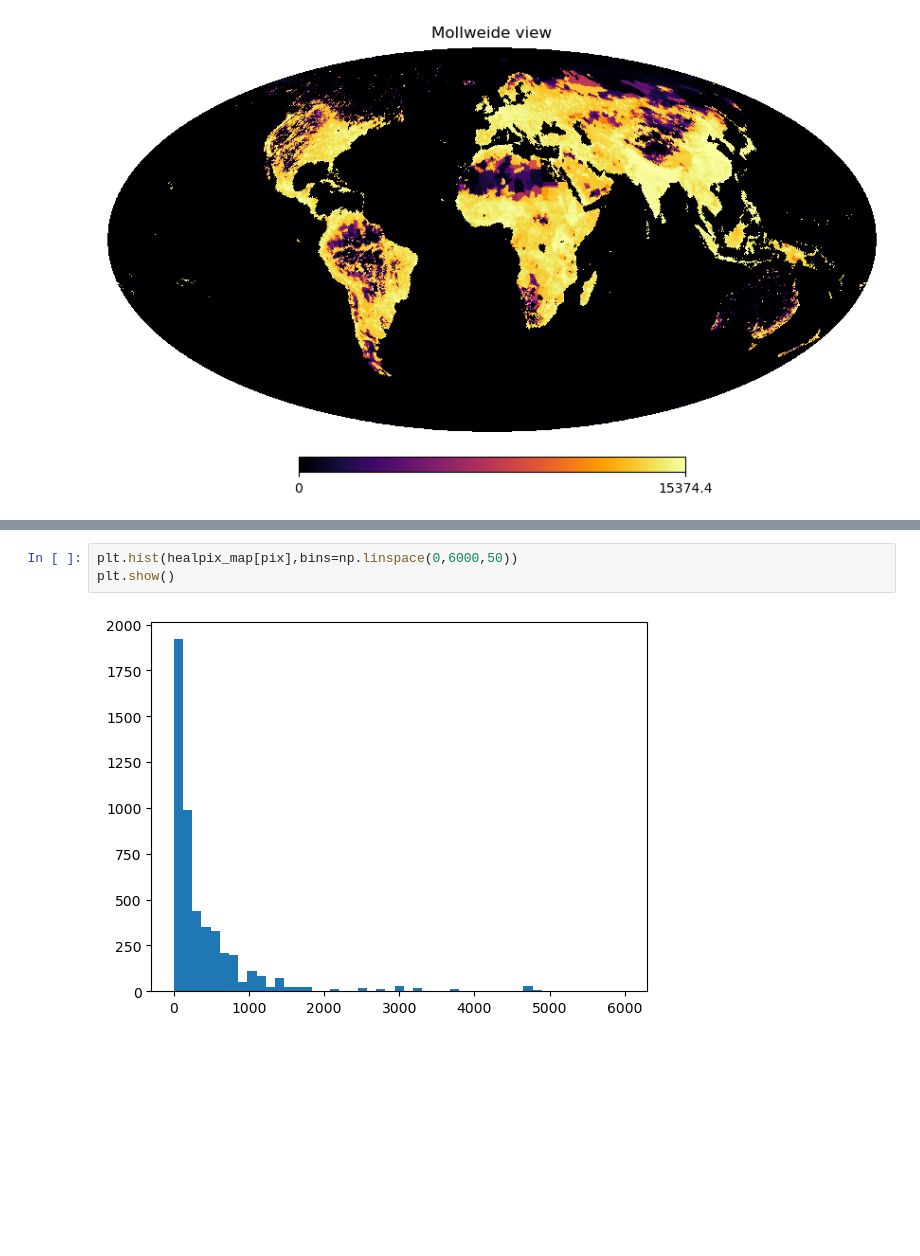
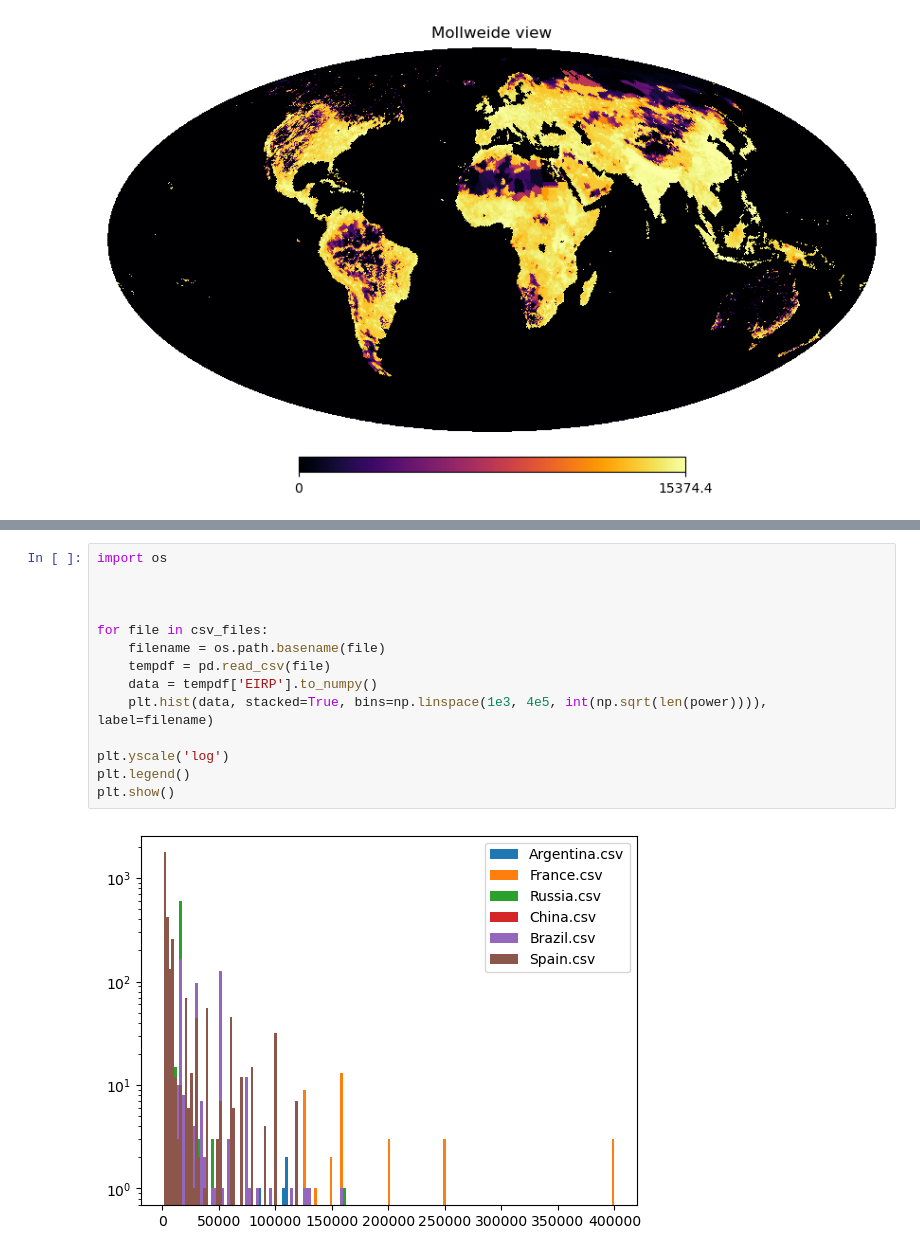
Before and after one commit to Bharatcs/rfi, a Jupyter notebook: Project/Mini_Stat_model.ipynb, the cells around one changed output, grey strips where cells are left out. Drawn from its saved outputs; the diff is of its cells as text; blank space fills up the shorter version.

```diff
--- a/Project/Mini_Stat_model.ipynb
+++ b/Project/Mini_Stat_model.ipynb
@@ -87,6 +103,17 @@ plt.scatter(healpix_map[pix],Tx_pow_128[pix])
-# %%
-plt.hist(healpix_map[pix],bins=np.linspace(0,6000,50))
-plt.show()
-# %% [output]
-[figure, removed]
+# %%
+import os
+
+
+
+for file in csv_files:
+    filename = os.path.basename(file)
+    tempdf = pd.read_csv(file)
+    data = tempdf['EIRP'].to_numpy()
+    plt.hist(data, stacked=True, bins=np.linspace(1e3, 4e5, int(np.sqrt(len(power)))), label=filename)
+
+plt.yscale('log')
+plt.legend()
+plt.show()
+# %% [output]
+[figure, added]
 # %%
```
Also changed, not shown: parts of 10 cells of this notebook.
